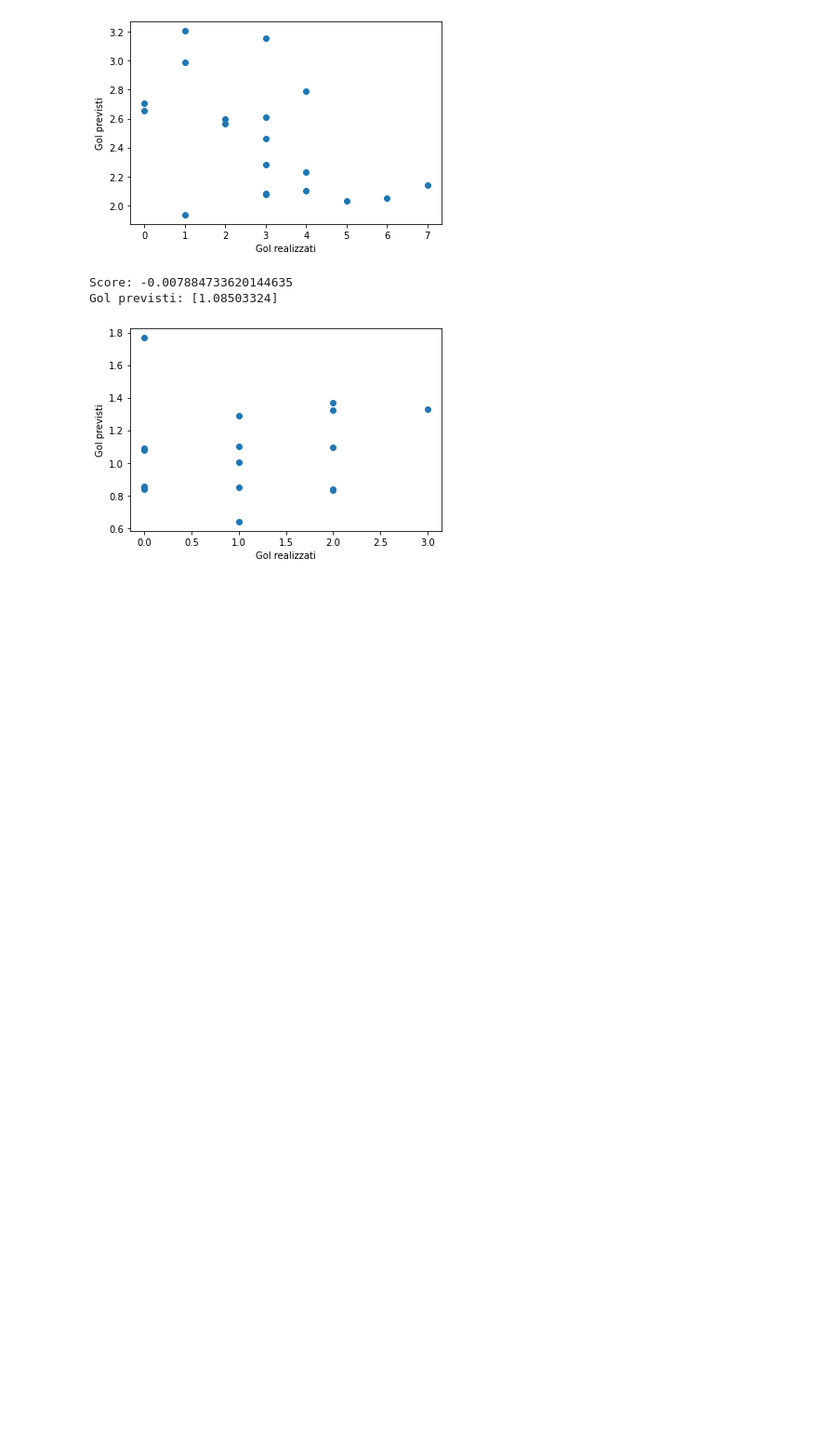
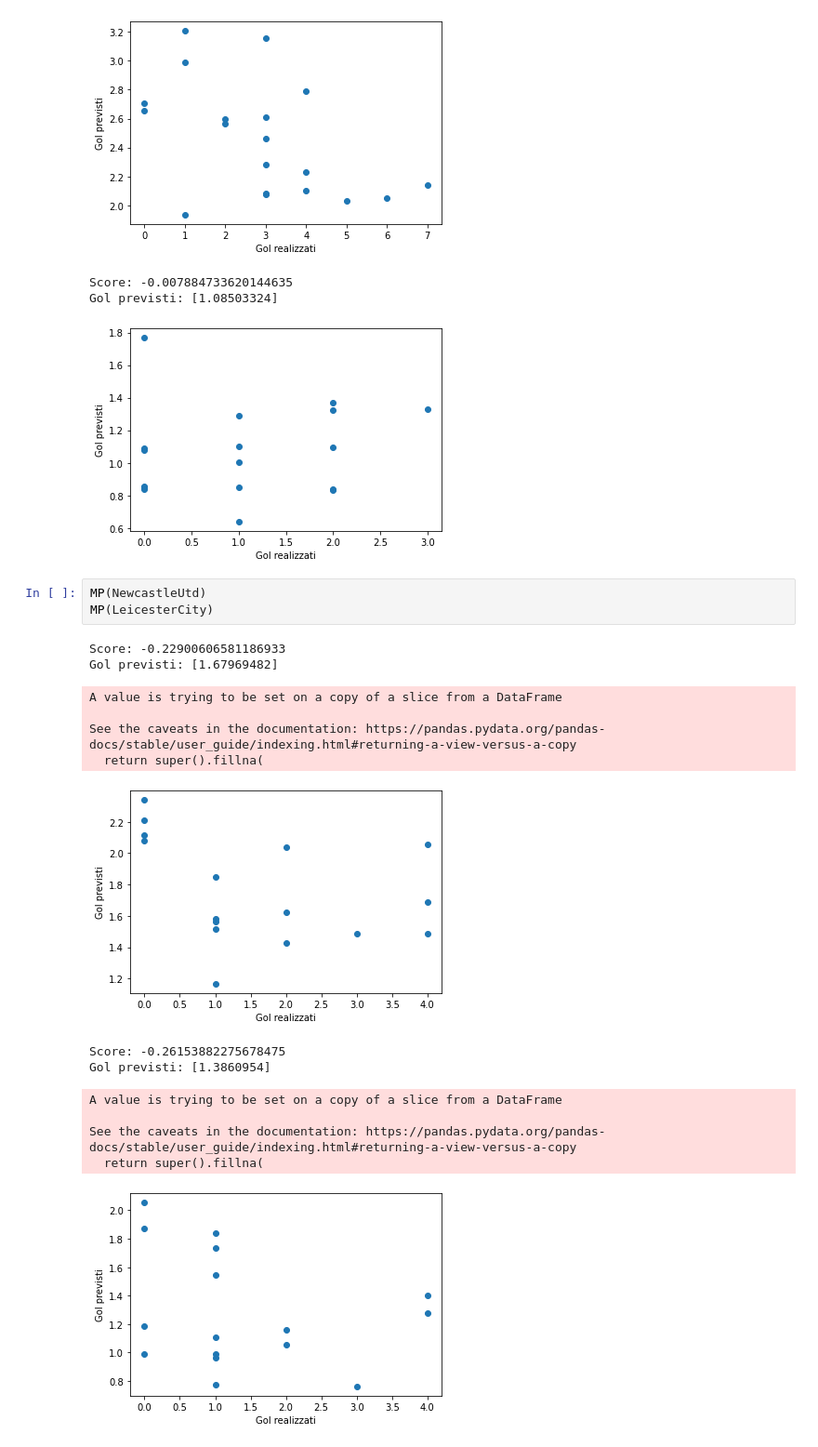
Before and after one commit to lucacefaloni01/Gol_Predict, a Jupyter notebook: MP0.1.ipynb, the cells around one changed output. Shown at 93% size. Cells and saved outputs as stored; diff of their text form; blank space fills up the shorter version.

```diff
--- a/MP0.1.ipynb
+++ b/MP0.1.ipynb
@@ -799,3 +1255,21 @@ Gol previsti: [2.61214546]
 Score: -0.007884733620144635
 Gol previsti: [1.08503324]
 [figure]
+# %%
+MP(NewcastleUtd)
+MP(LeicesterCity)
+# %% [output]
+Score: -0.22900606581186933
+Gol previsti: [1.67969482]
+A value is trying to be set on a copy of a slice from a DataFrame
+
+See the caveats in the documentation: https://pandas.pydata.org/pandas-docs/stable/user_guide/indexing.html#returning-a-view-versus-a-copy
+  return super().fillna(
+[figure, added]
+Score: -0.26153882275678475
+Gol previsti: [1.3860954]
+A value is trying to be set on a copy of a slice from a DataFrame
+
+See the caveats in the documentation: https://pandas.pydata.org/pandas-docs/stable/user_guide/indexing.html#returning-a-view-versus-a-copy
+  return super().fillna(
+[figure, added]
```
Also changed, not shown: parts of 28 cells of this notebook.
